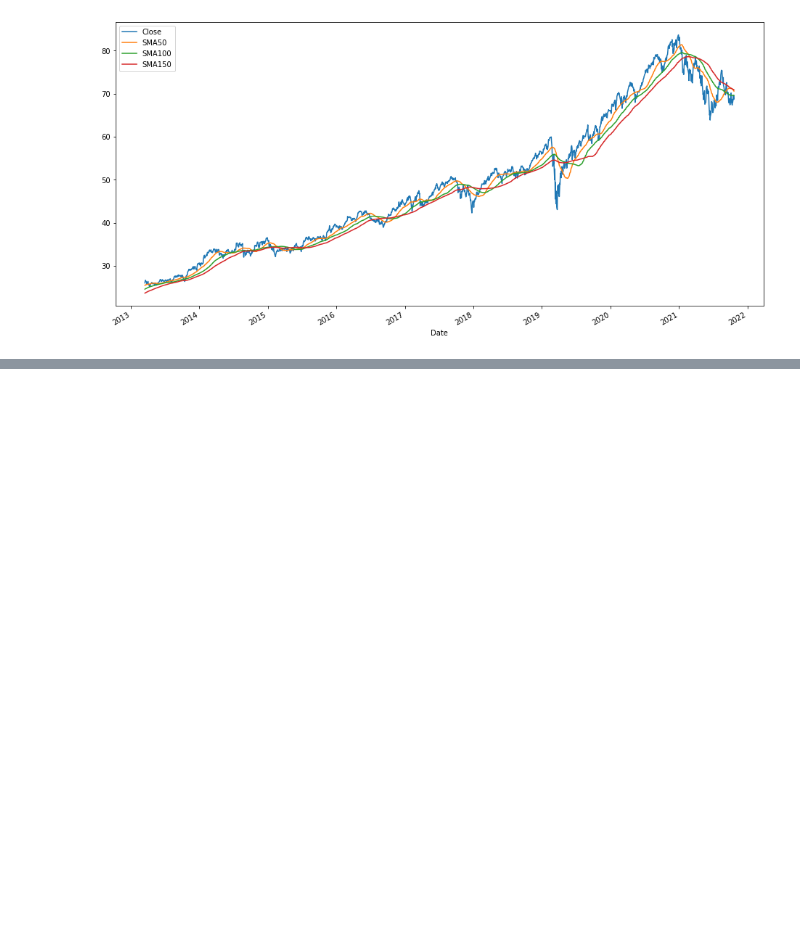
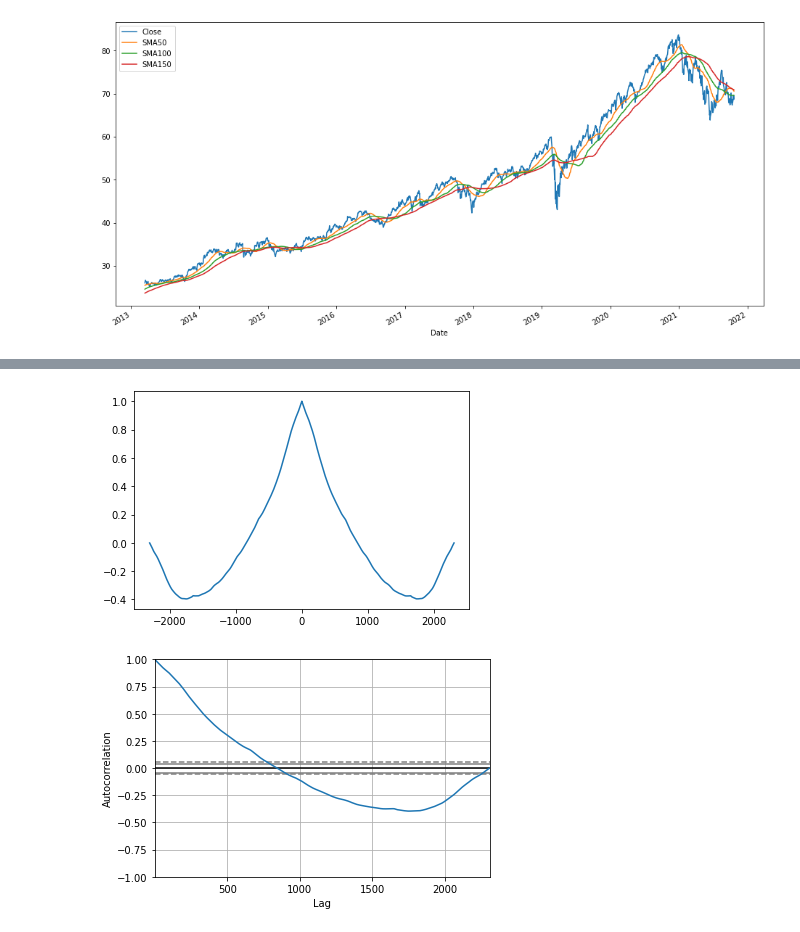
Before and after one commit to obeabi/Stocks_TSA, a Jupyter notebook: YahooFinance.ipynb, the cells around one changed output, grey strips where cells are left out. Drawn from its saved outputs; the diff is of its cells as text; code cells hidden in the pictures; blank space fills up the shorter version.

```diff
--- a/YahooFinance.ipynb
+++ b/YahooFinance.ipynb
@@ -167,0 +218,11 @@ plt.show()
+# %%
+from pandas.plotting import autocorrelation_plot
+df1['Close_2'] = df1['Close']
+df1['Close_2'] = (df1['Close_2'] - df1['Close_2'].mean()) / (df1['Close_2'].std())
+plt.acorr(df1['Close_2'],maxlags = len(df1['Close_2']) -1, linestyle = "solid", usevlines = False, marker='')
+plt.show()
+autocorrelation_plot(df1['Close'])
+plt.show()
+# %% [output]
+[figure, added]
+[figure, added]
```
Also changed, not shown: parts of 12 cells of this notebook.
